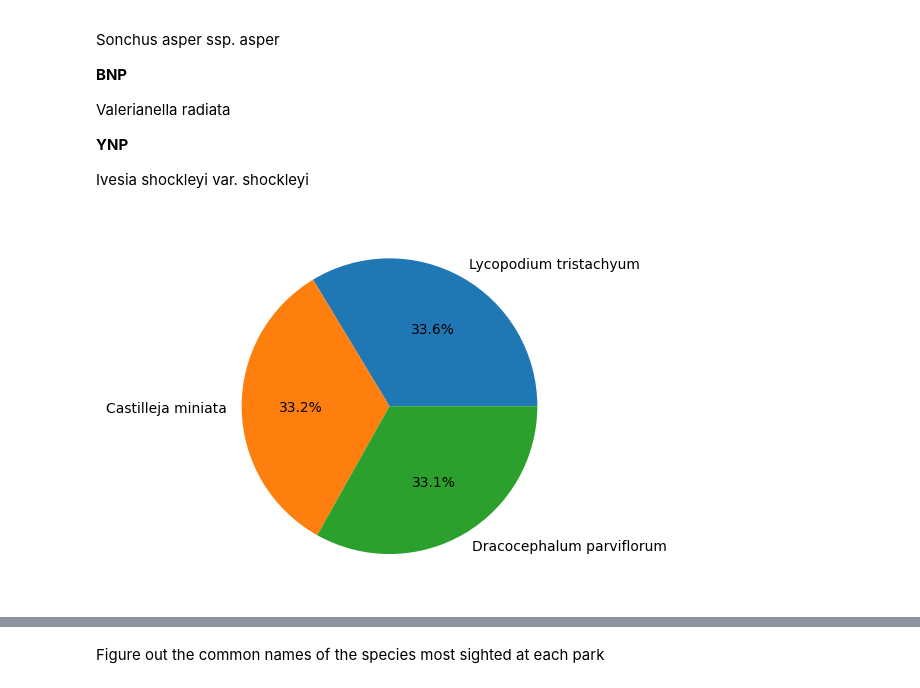
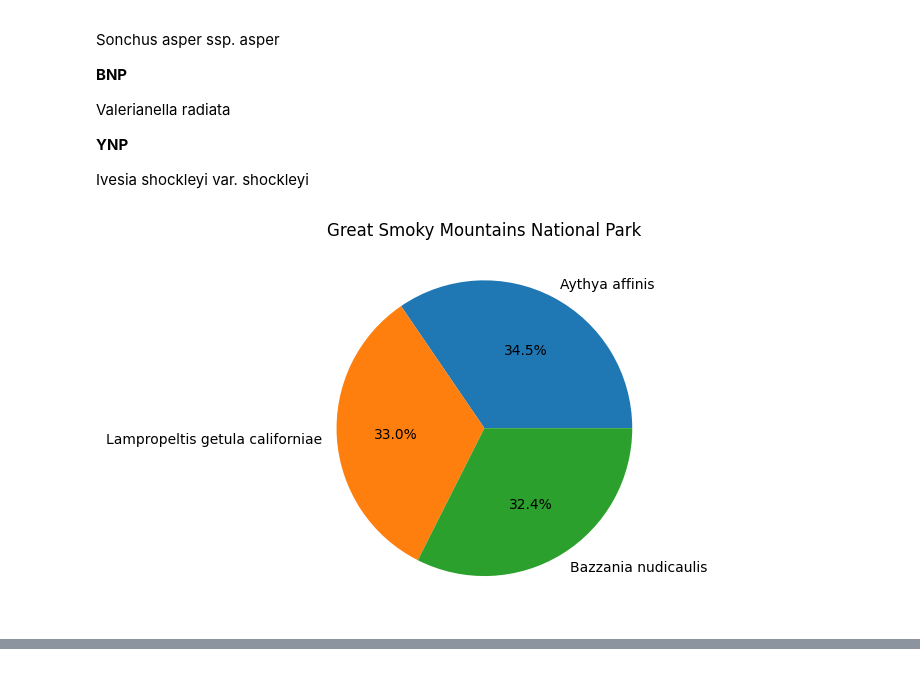
Before and after one commit to bridgetmanu/Data-as-a-Lens---Investigating-Wildlife-Conservation-Patterns, a Jupyter notebook: source code.ipynb, the cells around one changed output, grey strips where cells are left out. Cells and saved outputs as stored; diff of their text form; code cells hidden in the pictures.

```diff
--- a/source code.ipynb
+++ b/source code.ipynb
@@ -65,6 +90,9 @@ def sqlquery(status):
     obs3 = pd.DataFrame(obs)
     top_5 = obs3['scientific_name'].value_counts().nlargest(10)
     top_5.plot(kind='barh')
+    plt.title("Top 10 Species Likely to be "+status)
+    plt.xlabel("Frequency")
+    plt.ylabel("Species")
     plt.show()
     return obs3
 
@@ -97,0 +124,17 @@ W
+# %%
+# join both tables
+
+obs_data=pd.read_sql_query("SELECT * FROM observations order by observations DESC", sql1)
+
+species_data=pd.read_sql_query("SELECT * FROM species_info"  , sql)
+
+
+merged_data = pd.merge(obs_data, species_data, on='scientific_name', how='outer')
+merged_data = merged_data.dropna()
+
+# create a sql database for the merged data
+sql2 = sqlite3.connect("merged_data.db")
+merged_data.to_sql("merged_data", sql2, if_exists = "replace")
+con = sql2.cursor()
+
+#merged_data
@@ -115,26 +176,49 @@ Ivesia shockleyi var. shockleyi
 # %%
 sql1 = sqlite3.connect("observations.db")
 data1.to_sql("observations", sql1, if_exists = "replace")
 con = sql1.cursor()
 
 def sqlquery(park):
-    obs = pd.read_sql_query("SELECT * FROM observations where park_name = '" + park + "' order by observations DESC  limit 3", sql1)
+    obs = pd.read_sql_query("SELECT * FROM merged_data where park_name = '" + park + "' order by observations DESC  limit 3", sql2)
+    obs3 = obs.dropna()
     obs3 = pd.DataFrame(obs)
     top_5 = obs3['observations']
     top_5.plot(kind='pie', autopct='%1.1f%%', labels=obs3['scientific_name'])
     plt.ylabel("") # removes the column heading from the pie chart
+    plt.title(park)
     plt.show()
     return obs3
+
+"""
+ since some of the animals in the observation dataset didn't have common name provided in the species_info dataset,
+ I decided to use the merged dataset which consisted of both datasets to be able to drop the NA values
+ and get the top 3 species for each park with the most observations which haves common names provided
+ in the species_info dataset.
+"""
+
+
+"""
+def sqlquery(park):
+    obs = pd.read_sql_query("SELECT * FROM observations where park_name = '" + park + "' order by observations DESC  limit 3", sql1)
+    obs3 = obs.dropna()
+    obs3 = pd.DataFrame(obs)
+    top_5 = obs3['observations']
+    top_5.plot(kind='pie', autopct='%1.1f%%', labels=obs3['scientific_name'])
+    plt.ylabel("") # removes the column heading from the pie chart
+    plt.title(park)
+    plt.show()
+    return obs3
+"""
 
 sqlquery(park="Yosemite National Park")
 sqlquery(park="Bryce National Park")
 sqlquery(park="Great Smoky Mountains National Park")
 sqlquery(park="Yellowstone National Park")
 
 
 # Yosemite National Park
 # Bryce National Park
 # Great Smoky Mountains National Park
 # Yellowstone National Park
 # %% [output]
-[figure, old version]
+[figure, new version]
@@ -145,2 +228,0 @@ sqlquery(park="Yellowstone National Park")
-# %% [markdown]
-Figure out the common names of the species most sighted at each park
```
Also changed, not shown: parts of 9 cells of this notebook.
